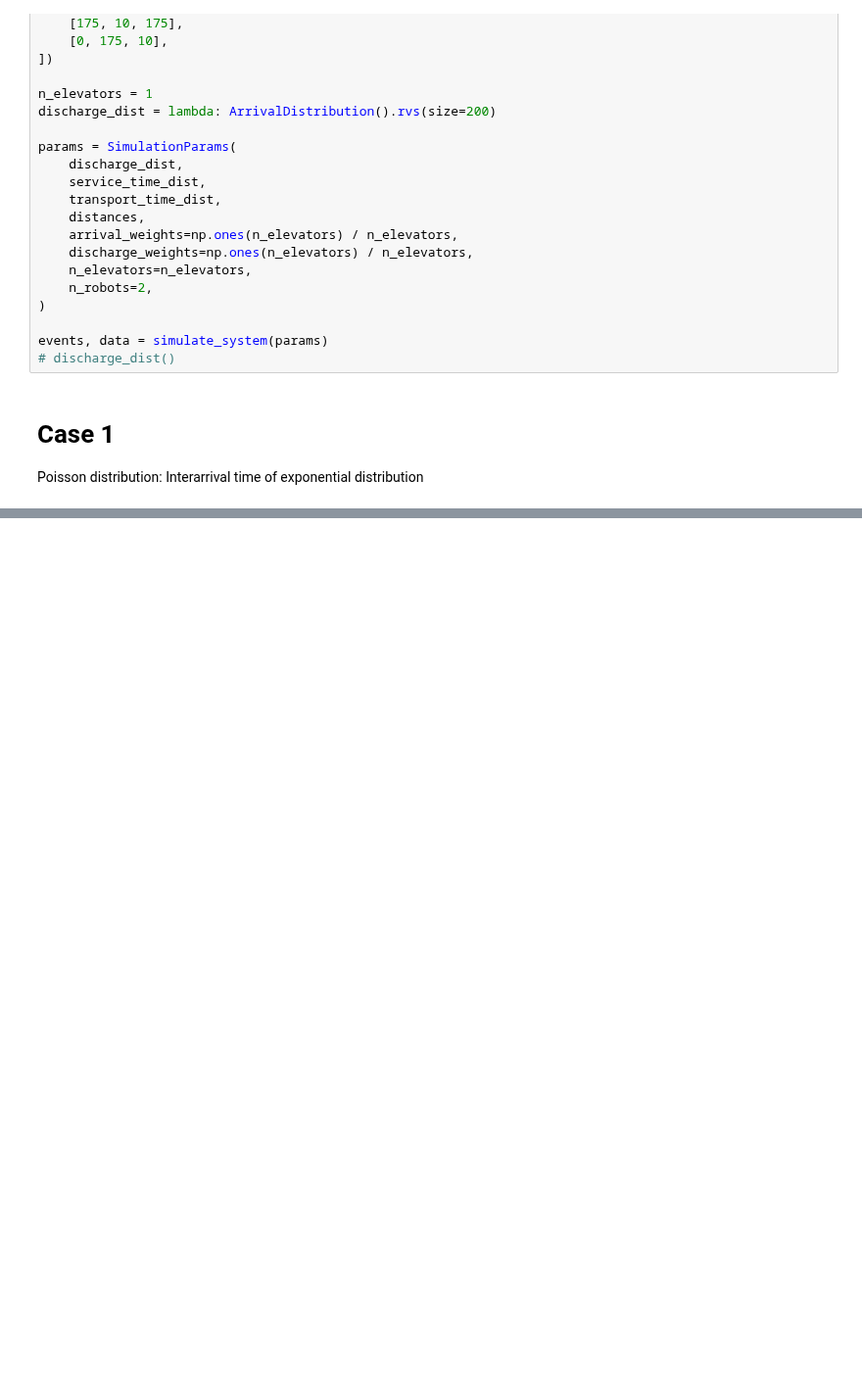
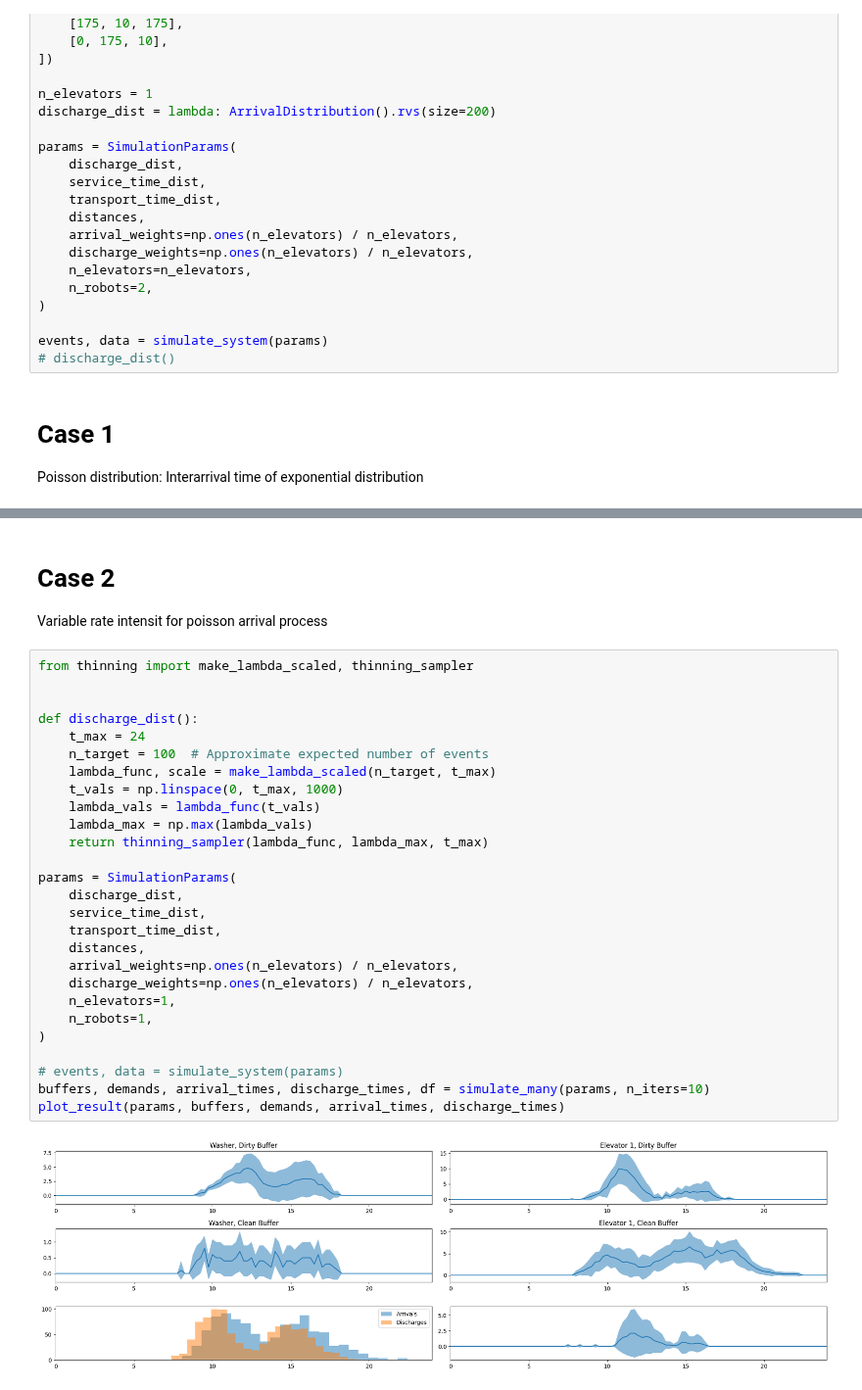
Before and after one commit to AntonJorg/stochastic_simulation, a Jupyter notebook: project2/cases.ipynb, the cells around one changed output, grey strips where cells are left out. Shown at 98% size. Cells and saved outputs as stored; diff of their text form; blank space fills up the shorter version.

Commit message:
adds last 3 cases

```diff
--- a/project2/cases.ipynb
+++ b/project2/cases.ipynb
@@ -139,0 +141,32 @@ plot_result(params, buffers, demands, arrival_times, discharge_times)
+# %% [markdown]
+# Case 2
+Variable rate intensit for poisson arrival process
+# %%
+from thinning import make_lambda_scaled, thinning_sampler
+
+
+def discharge_dist():
+    t_max = 24
+    n_target = 100  # Approximate expected number of events
+    lambda_func, scale = make_lambda_scaled(n_target, t_max)
+    t_vals = np.linspace(0, t_max, 1000)
+    lambda_vals = lambda_func(t_vals)
+    lambda_max = np.max(lambda_vals)
+    return thinning_sampler(lambda_func, lambda_max, t_max)
+
+params = SimulationParams(
+    discharge_dist,
+    service_time_dist,
+    transport_time_dist,
+    distances,
+    arrival_weights=np.ones(n_elevators) / n_elevators,
+    discharge_weights=np.ones(n_elevators) / n_elevators,
+    n_elevators=1,
+    n_robots=1,
+)
+
+# events, data = simulate_system(params)
+buffers, demands, arrival_times, discharge_times, df = simulate_many(params, n_iters=10)
+plot_result(params, buffers, demands, arrival_times, discharge_times)
+# %% [output]
+[figure, added]
```
Also changed, not shown: parts of 7 cells of this notebook.
